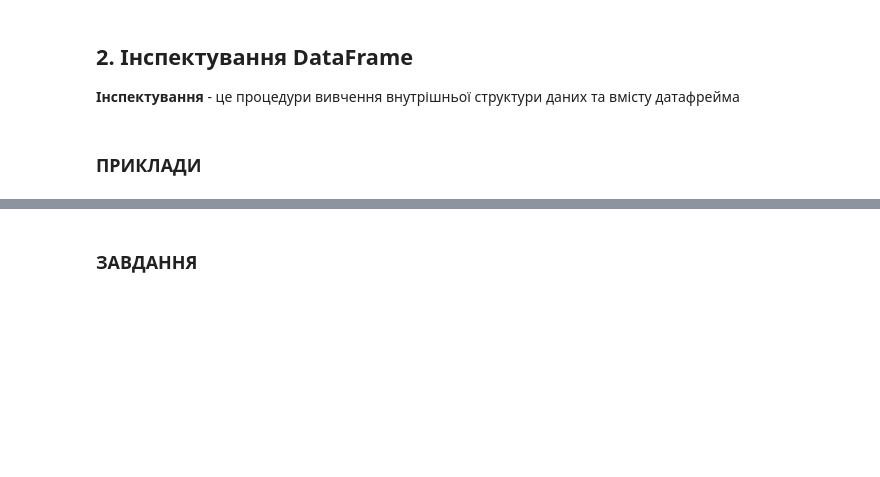
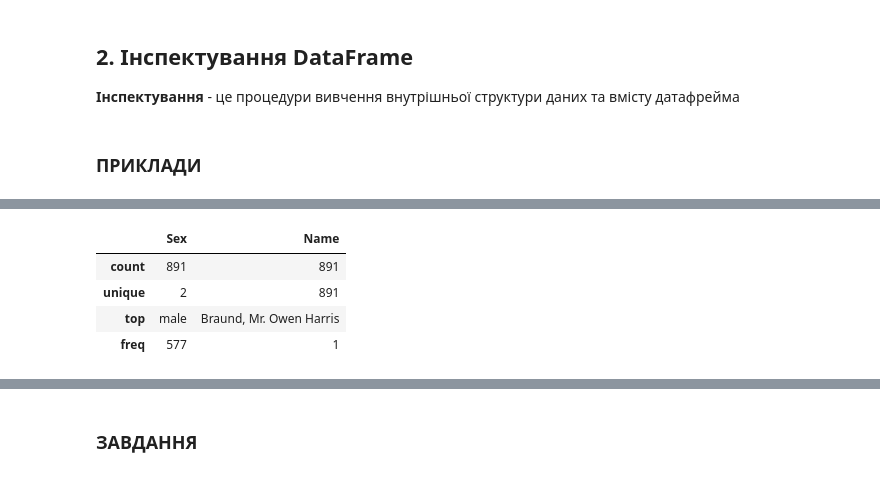
Before and after one commit to shkliarskiy/ML-2023, a Jupyter notebook: ML-2023/4. Pandas для МН/Pandas_lab.ipynb, the cells around one changed output, grey strips where cells are left out. Drawn from its saved outputs; the diff is of its cells as text; code cells hidden in the pictures; blank space fills up the shorter version.

```diff
--- a/ML-2023/4. Pandas для МН/Pandas_lab.ipynb
+++ b/ML-2023/4. Pandas для МН/Pandas_lab.ipynb
@@ -109,6 +215,12 @@ titanic.describe()
 # %%
 # вивести статитсику текстового поля `Sex`
-titanic['Sex'].describe()
+titanic[['Sex', 'Name']].describe()
+# %% [output]
+|  | Sex | Name |
+| count | 891 | 891 |
+| unique | 2 | 891 |
+| top | male | Braund, Mr. Owen Harris |
+| freq | 577 | 1 |
 # %%
 # перевірити тип колонки датасету
 type(titanic['Age'])
```
Also changed, not shown: parts of 30 cells of this notebook, 2 other files.
